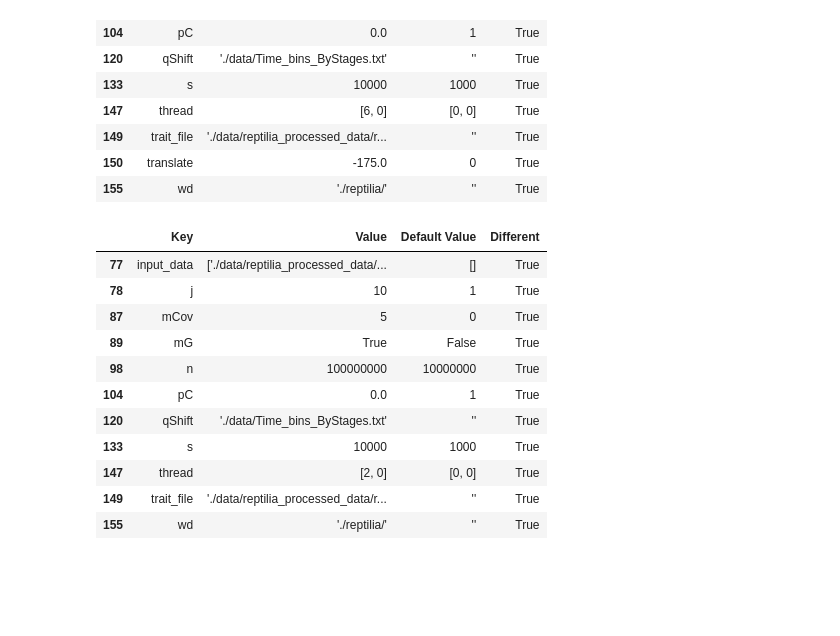
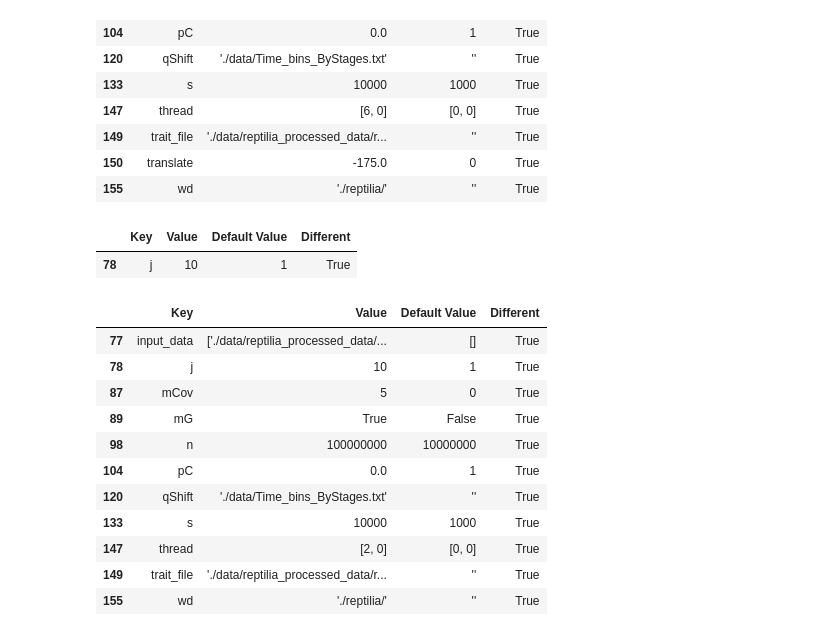
Before and after one commit to shelleylwang/pt_diversity_rates, a Jupyter notebook: sumtxt.ipynb, the cells around one changed output. Drawn from its saved outputs; the diff is of its cells as text; code cells hidden in the pictures; blank space fills up the shorter version.

```diff
--- a/sumtxt.ipynb
+++ b/sumtxt.ipynb
@@ -364,18 +364,28 @@ sumtxt_extraction('reptilia/mcmc_fixshift_predictors/Covar/reptilia_pyrate_4_G_C
 | 150 | translate | -175.0 | 0 | True |
 | 155 | wd | './reptilia/' | '' | True |
 # %%
-sumtxt_extraction("C:/Users/SimoesLabAdmin/Downloads/reptilia_pyrate_10_G_COVhprj_sum.txt")
+g_cov_10 = sumtxt_extraction("C:/Users/SimoesLabAdmin/Downloads/reptilia_pyrate_10_G_COVhprj_sum.txt")
+g_cov_1 = sumtxt_extraction("C:/Users/SimoesLabAdmin/Downloads/reptilia_pyrate_1_G_COVhprj_sum.txt")
+
+# Return only the rows that each dataframe has that the other does not
+g_cov_10[~g_cov_10['Value'].isin(g_cov_1['Value'])]
+
 # No translate Covar RJMCMC for -j 10
 # %% [output]
 |  | Key | Value | Default Value | Different |
-| 77 | input_data | ['./data/reptilia_processed_data/... | [] | True |
 | 78 | j | 10 | 1 | True |
-| 87 | mCov | 5 | 0 | True |
-| 89 | mG | True | False | True |
-| 98 | n | 100000000 | 10000000 | True |
-| 104 | pC | 0.0 | 1 | True |
-| 120 | qShift | './data/Time_bins_ByStages.txt' | '' | True |
-| 133 | s | 10000 | 1000 | True |
-| 147 | thread | [2, 0] | [0, 0] | True |
-| 149 | trait_file | './data/reptilia_processed_data/r... | '' | True |
-| 155 | wd | './reptilia/' | '' | True |
+# %%
+g_cov_10
+# %% [output]
+|  | Key | Value | Default Value | Different |
+| 77 | input_data | ['./data/reptilia_processed_data/... | [] | True |
+| 78 | j | 10 | 1 | True |
+| 87 | mCov | 5 | 0 | True |
+| 89 | mG | True | False | True |
+| 98 | n | 100000000 | 10000000 | True |
+| 104 | pC | 0.0 | 1 | True |
+| 120 | qShift | './data/Time_bins_ByStages.txt' | '' | True |
+| 133 | s | 10000 | 1000 | True |
+| 147 | thread | [2, 0] | [0, 0] | True |
+| 149 | trait_file | './data/reptilia_processed_data/r... | '' | True |
+| 155 | wd | './reptilia/' | '' | True |
```
Also changed, not shown: parts of 8 cells of this notebook, 29 other files.
